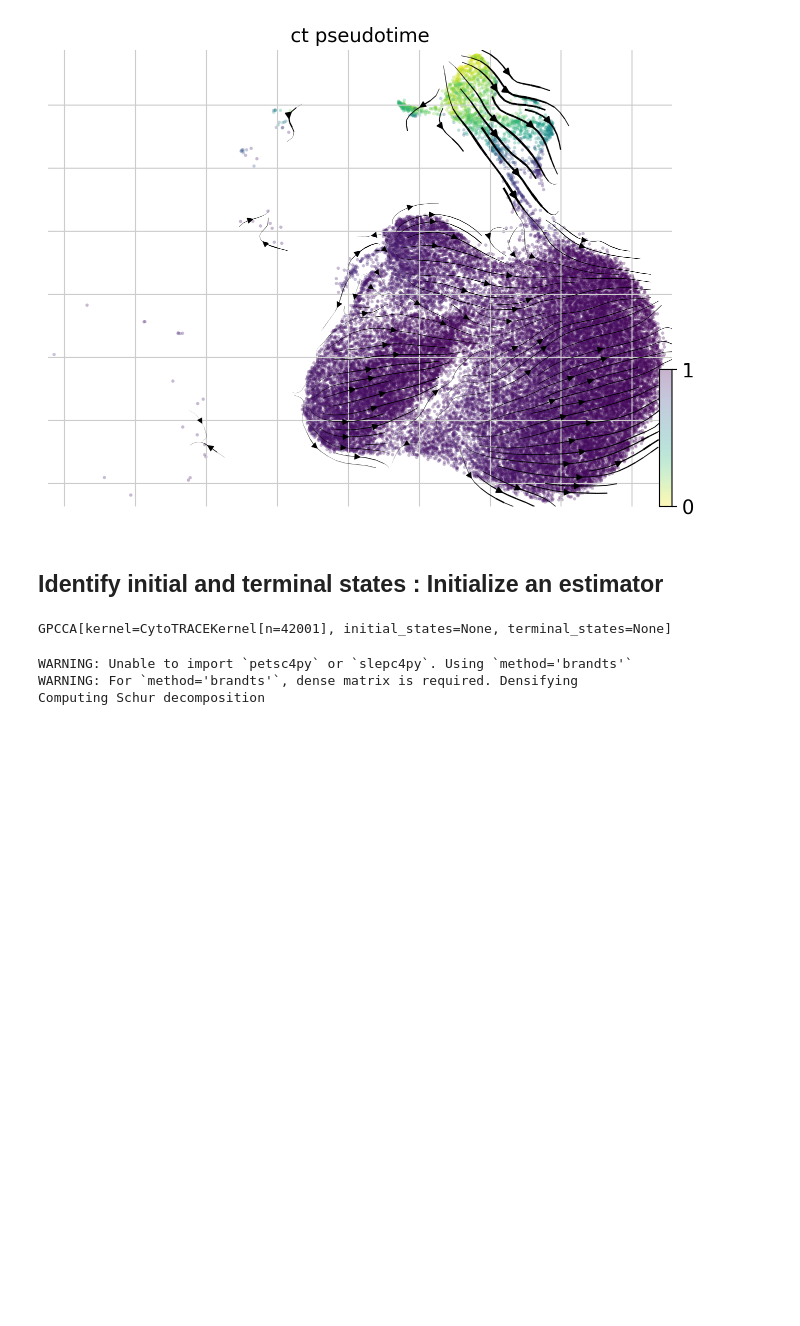
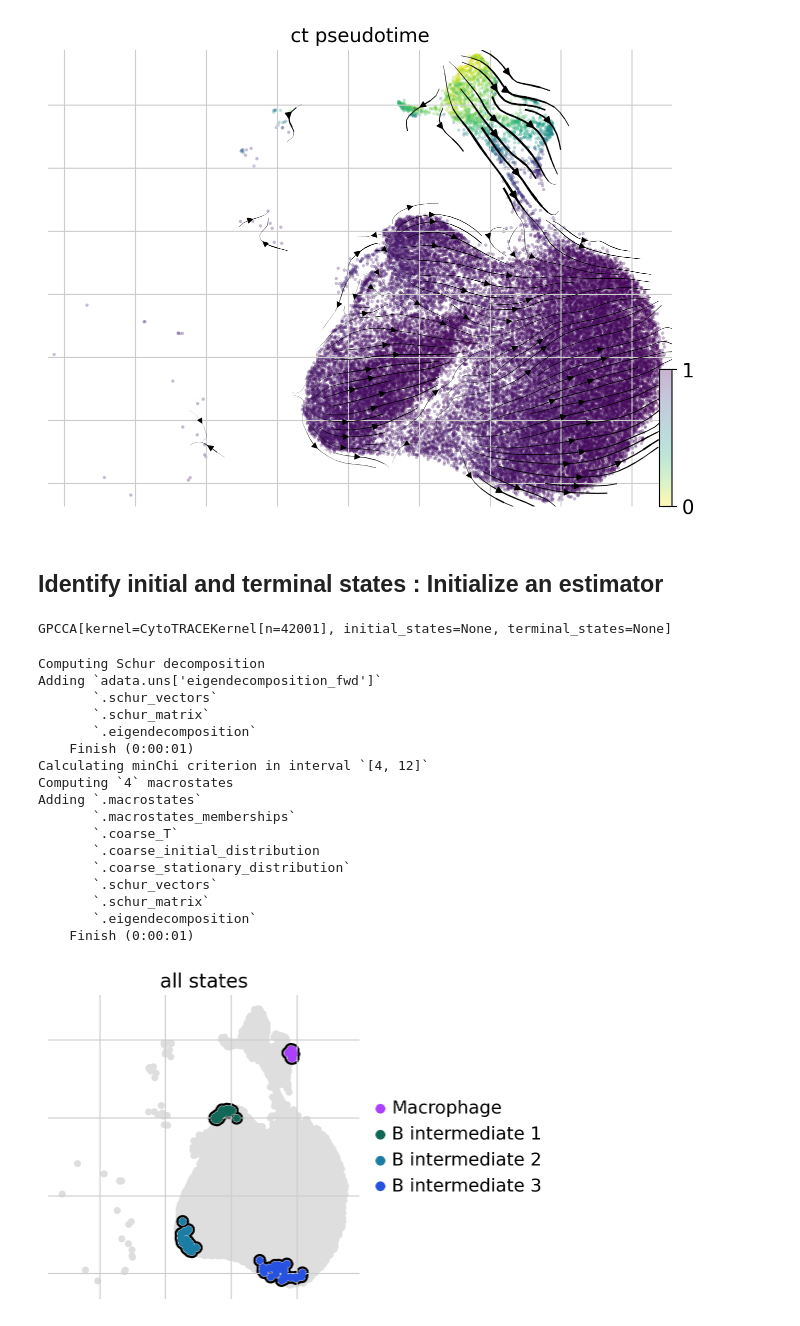
Before and after one commit to Augugustine/CITE-seq-analysis-CLL, a Jupyter notebook: 2-Analysis/Trajectory/CellRank_CytoTrace.ipynb, the cells around one changed output. Saved outputs shown, nothing was run; the diff lists cells and outputs as text; code cells hidden in the pictures; blank space fills up the shorter version.

```diff
--- a/2-Analysis/Trajectory/CellRank_CytoTrace.ipynb
+++ b/2-Analysis/Trajectory/CellRank_CytoTrace.ipynb
@@ -155,9 +155,24 @@ print(g)
 # %% [output]
 GPCCA[kernel=CytoTRACEKernel[n=42001], initial_states=None, terminal_states=None]
 # %%
-g.fit(cluster_key="clusters", n_states=[4, 12])
+g.fit(cluster_key="Annotation", n_states=[4, 12])
 g.plot_macrostates(which="all", discrete=True, legend_loc="right", s=100)
 # %% [output]
-WARNING: Unable to import `petsc4py` or `slepc4py`. Using `method='brandts'`
-WARNING: For `method='brandts'`, dense matrix is required. Densifying
 Computing Schur decomposition
+Adding `adata.uns['eigendecomposition_fwd']`
+       `.schur_vectors`
+       `.schur_matrix`
+       `.eigendecomposition`
+    Finish (0:00:01)
+Calculating minChi criterion in interval `[4, 12]`
+Computing `4` macrostates
+Adding `.macrostates`
+       `.macrostates_memberships`
+       `.coarse_T`
+       `.coarse_initial_distribution
+       `.coarse_stationary_distribution`
+       `.schur_vectors`
+       `.schur_matrix`
+       `.eigendecomposition`
+    Finish (0:00:01)
+[figure, added]
```
Also changed, not shown: parts of 8 cells of this notebook.
